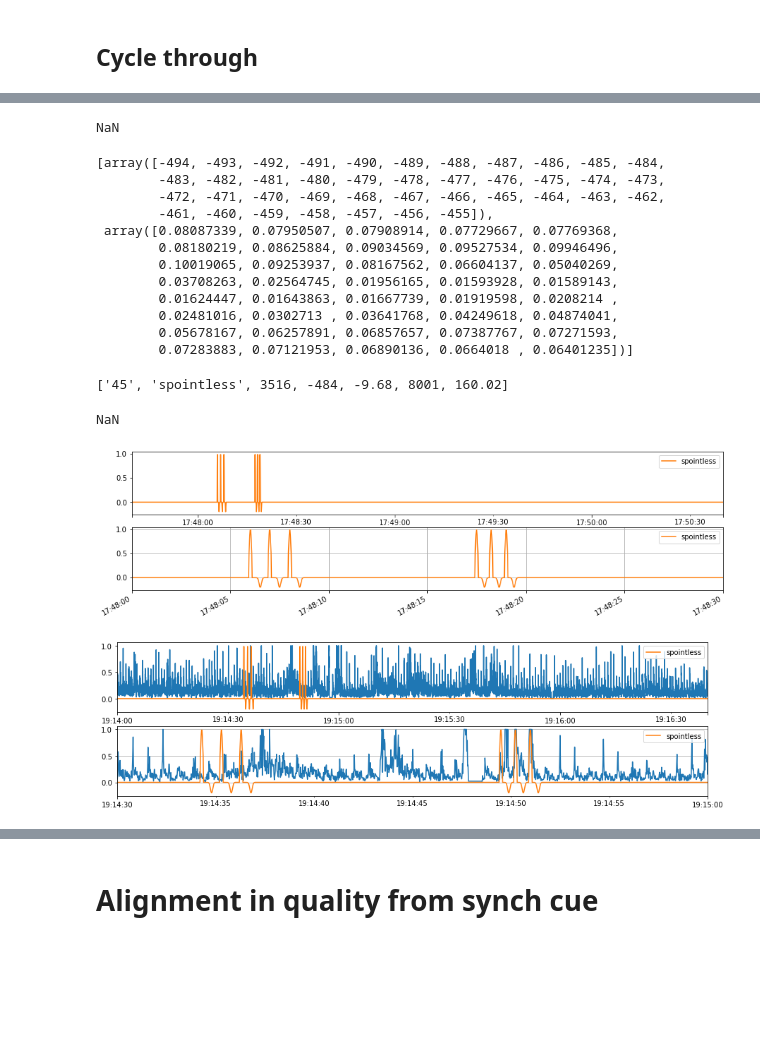
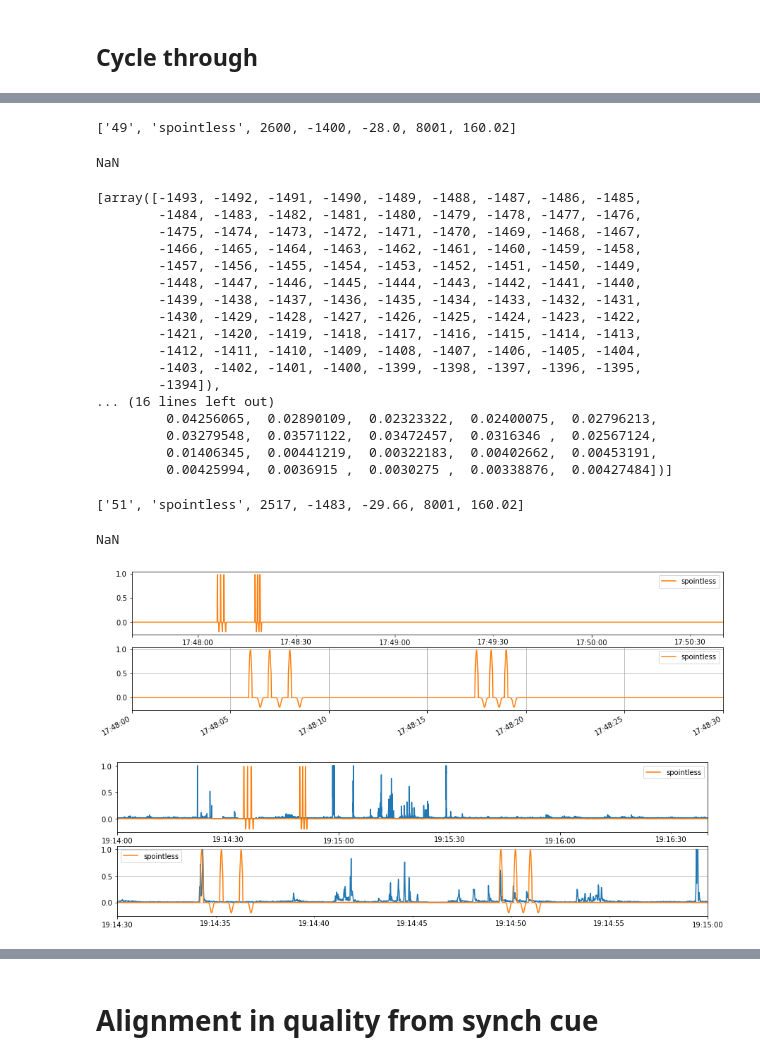
Before and after one commit to finn42/MusicLabCopenhegan_MotionAlignment, a Jupyter notebook: Alignment correction.ipynb, the cells around one changed output, grey strips where cells are left out. Drawn from its saved outputs; the diff is of its cells as text; code cells hidden in the pictures; blank space fills up the shorter version.

Commit message:
Alignment corrections

```diff
--- a/Alignment correction.ipynb
+++ b/Alignment correction.ipynb
@@ -705,7 +710,7 @@ else:
 # prep signal for synch 1
 signal =sec2_df[dev_n].copy()
 signal[signal.isna()] = 0
-M = signal.quantile(0.99)
+M = signal.quantile(0.999)
 signal = signal/M
 signal[signal>1] = 1
 
@@ -759,5 +759,7 @@ dev_n = 45
+# %%
+dev_n = 4
 # %%
-offs = -484 + 4000 #-1
-sub_range = np.arange(0,40)+offs - 10
+offs = -2000+ 4000 #-1
+sub_range = np.arange(0,100)+offs - 10
 [CCC1[0][sub_range],CCC1[1][sub_range]]
 # %% [output]
@@ -785,3 +783,12 @@ synch_offs.loc[dev_n,'s1_offset'] = sampleshift_s*CCC1[0][shift_true1]
+# %%
+### correct record of alignmen
+shift_true1 = offs #np.argmax(CCC1[1])
+print([str(dev_n),cue_type,shift_true1,CCC1[0][shift_true1], (sampleshift_s*CCC1[0][shift_true1]), len(CCC1[0]),len(CCC1[0])*sampleshift_s]) #,(np.argmax(xc,axis=0)-len(d_Range))/fs,mid
+synch_offs.loc[dev_n,'s1_corr0'] = CCC1[1][CCC1[0]==0][0] # alignment quality without adjustment
+synch_offs.loc[dev_n,'s1_corr_offset'] =CCC1[1][shift_true1]
+synch_offs.loc[dev_n,'s1_offset'] = sampleshift_s*CCC1[0][shift_true1]
+# %% [output]
+['49', 'spointless', 2600, -1400, -28.0, 8001, 160.02]
 # %%
 print('NaN') #,(np.argmax(xc,axis=0)-len(d_Range))/fs,mid
 synch_offs.loc[dev_n,'s1_corr0'] = CCC1[1][CCC1[0]==0][0] # alignment quality without adjustment
@@ -790,22 +797,27 @@ synch_offs.loc[dev_n,'s1_offset'] = np.nan
 # %% [output]
 NaN
 # %%
-offs = -484 + 4000
-sub_range = np.arange(0,40)+offs - 10
+offs = -1483+ 4000
+sub_range = np.arange(0,100)+offs - 10
 [CCC2[0][sub_range],CCC2[1][sub_range]]
 # %% [output]
-[array([-494, -493, -492, -491, -490, -489, -488, -487, -486, -485, -484,
-        -483, -482, -481, -480, -479, -478, -477, -476, -475, -474, -473,
-        -472, -471, -470, -469, -468, -467, -466, -465, -464, -463, -462,
-        -461, -460, -459, -458, -457, -456, -455]),
- array([0.08087339, 0.07950507, 0.07908914, 0.07729667, 0.07769368,
-        0.08180219, 0.08625884, 0.09034569, 0.09527534, 0.09946496,
-        0.10019065, 0.09253937, 0.08167562, 0.06604137, 0.05040269,
-        0.03708263, 0.02564745, 0.01956165, 0.01593928, 0.01589143,
-        0.01624447, 0.01643863, 0.01667739, 0.01919598, 0.0208214 ,
-        0.02481016, 0.0302713 , 0.03641768, 0.04249618, 0.04874041,
-        0.05678167, 0.06257891, 0.06857657, 0.07387767, 0.07271593,
-        0.07283883, 0.07121953, 0.06890136, 0.0664018 , 0.06401235])]
+[array([-1493, -1492, -1491, -1490, -1489, -1488, -1487, -1486, -1485,
+        -1484, -1483, -1482, -1481, -1480, -1479, -1478, -1477, -1476,
+        -1475, -1474, -1473, -1472, -1471, -1470, -1469, -1468, -1467,
+        -1466, -1465, -1464, -1463, -1462, -1461, -1460, -1459, -1458,
+        -1457, -1456, -1455, -1454, -1453, -1452, -1451, -1450, -1449,
+        -1448, -1447, -1446, -1445, -1444, -1443, -1442, -1441, -1440,
+        -1439, -1438, -1437, -1436, -1435, -1434, -1433, -1432, -1431,
+        -1430, -1429, -1428, -1427, -1426, -1425, -1424, -1423, -1422,
+        -1421, -1420, -1419, -1418, -1417, -1416, -1415, -1414, -1413,
+        -1412, -1411, -1410, -1409, -1408, -1407, -1406, -1405, -1404,
+        -1403, -1402, -1401, -1400, -1399, -1398, -1397, -1396, -1395,
+        -1394]),
+... (16 lines left out)
+         0.04256065,  0.02890109,  0.02323322,  0.02400075,  0.02796213,
+         0.03279548,  0.03571122,  0.03472457,  0.0316346 ,  0.02567124,
+         0.01406345,  0.00441219,  0.00322183,  0.00402662,  0.00453191,
+         0.00425994,  0.0036915 ,  0.0030275 ,  0.00338876,  0.00427484])]
 # %%
 shift_true2 = offs #np.argmax(CCC2[1])
 print([str(dev_n),cue_type, shift_true2,CCC2[0][shift_true2], (sampleshift_s*CCC2[0][shift_true2]), len(CCC2[0]),len(CCC2[0])*sampleshift_s]) #,(np.argmax(xc,axis=0)-len(d_Range))/fs,mid
@@ -813,7 +825,7 @@ synch_offs.loc[dev_n,'s2_corr0'] = CCC2[1][CCC2[0]==0][0] # alignment quality wi
 synch_offs.loc[dev_n,'s2_corr_offset'] =CCC2[1][shift_true2]
 synch_offs.loc[dev_n,'s2_offset'] = sampleshift_s*CCC[0][shift_true2]
 # %% [output]
-['45', 'spointless', 3516, -484, -9.68, 8001, 160.02]
+['51', 'spointless', 2517, -1483, -29.66, 8001, 160.02]
 # %%
 print('NaN') #,(np.argmax(xc,axis=0)-len(d_Range))/fs,mid
 synch_offs.loc[dev_n,'s2_corr0'] = CCC2[1][CCC2[0]==0][0] # alignment quality without adjustment
@@ -825,7 +837,7 @@ NaN
 # prep signal for synch 1
 signal =sec1_df[dev_n].copy()
 signal[signal.isna()] = 0
-M = signal.quantile(0.995)
+M = signal.quantile(0.999)
 signal = signal/M
 signal[signal>1] = 1
 
@@ -841,32 +853,32 @@ ax1 = plt.subplot(212)
 signal.plot(ax=ax1)
 cues1.plot.line(y=cue_type,ax=ax1)
 plt.xlim([cues1.index[1000],cues1.index[2500]])
 ax1.grid(True)
 #plt.saveas('')
 plt.show()
 #sigs[c] = signal
 
 # prep signal for synch 1
 signal =sec2_df[dev_n].copy()
 signal[signal.isna()] = 0
-M = signal.quantile(0.995)
+M = signal.quantile(0.999)
 signal = signal/M
 signal[signal>1] = 1
 
 fig = plt.figure(figsize=(15,4))
 ax1 = plt.subplot(211)
 signal.plot(ax=ax1)
 cues2.plot.line(y=cue_type,ax=ax1)
 
 signal.index = signal.index + pd.Timedelta(synch_offs.loc[dev_n,'s2_offset'],'S')
 
 ax1 = plt.subplot(212)
 signal.plot(ax=ax1)
 cues2.plot.line(y=cue_type,ax=ax1)
 plt.xlim([cues2.index[1500],cues2.index[3000]])
 ax1.grid(True)
 #plt.saveas('')
 plt.show()
 # %% [output]
 [figure]
-[figure, old version]
+[figure, new version]
```
Also changed, not shown: parts of 7 cells of this notebook, 20 other files.
